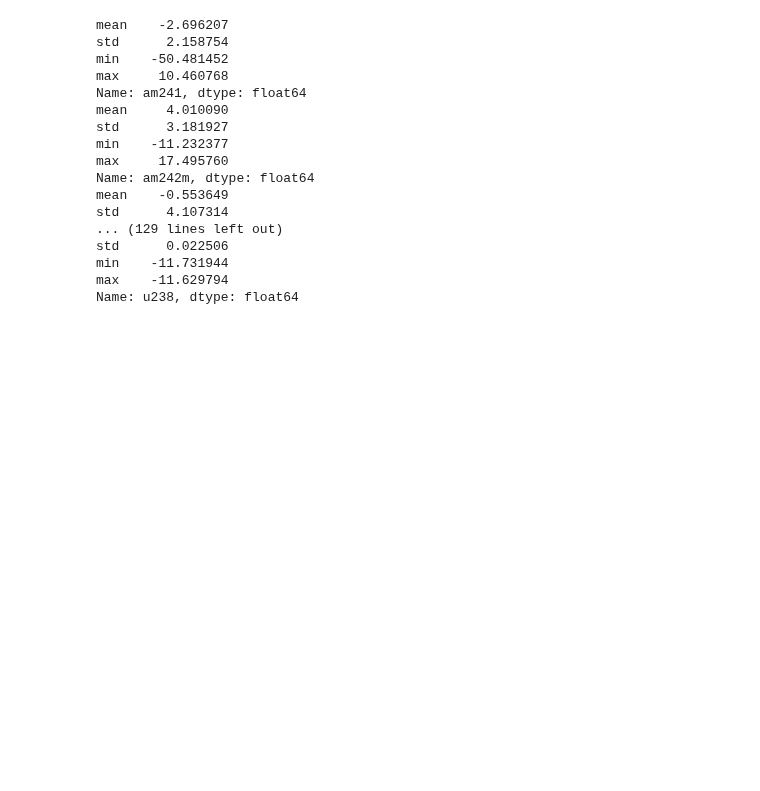
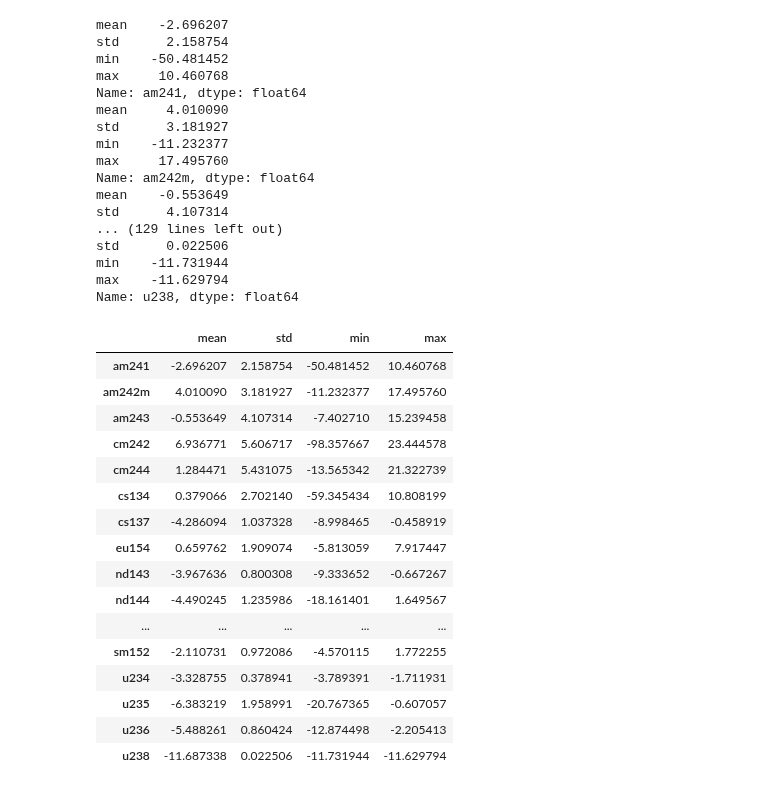
Before and after one commit to opotowsky/like-me-fuel, a Jupyter notebook: jupyter_notebooks/nuc29_trainset_results.ipynb, the cells around one changed output. Saved outputs shown, nothing was run; the diff lists cells and outputs as text; code cells hidden in the pictures; blank space fills up the shorter version.

Commit message:
describe logpdf output updates

```diff
--- a/jupyter_notebooks/nuc29_trainset_results.ipynb
+++ b/jupyter_notebooks/nuc29_trainset_results.ipynb
@@ -275,3 +275,29 @@ std      0.022506
 min    -11.731944
 max    -11.629794
 Name: u238, dtype: float64
+# %%
+arr = []
+for nuc in nuc29:
+    desc = logpdf_df[nuc].describe()
+    arr.append((desc['mean'], desc['std'], desc['min'], desc['max']))
+logpdf_nuc = pd.DataFrame(arr, index=nuc29, columns=['mean', 'std', 'min', 'max'])
+# %%
+logpdf_nuc
+# %% [output]
+|  | mean | std | min | max |
+| am241 | -2.696207 | 2.158754 | -50.481452 | 10.460768 |
+| am242m | 4.010090 | 3.181927 | -11.232377 | 17.495760 |
+| am243 | -0.553649 | 4.107314 | -7.402710 | 15.239458 |
+| cm242 | 6.936771 | 5.606717 | -98.357667 | 23.444578 |
+| cm244 | 1.284471 | 5.431075 | -13.565342 | 21.322739 |
+| cs134 | 0.379066 | 2.702140 | -59.345434 | 10.808199 |
+| cs137 | -4.286094 | 1.037328 | -8.998465 | -0.458919 |
+| eu154 | 0.659762 | 1.909074 | -5.813059 | 7.917447 |
+| nd143 | -3.967636 | 0.800308 | -9.333652 | -0.667267 |
+| nd144 | -4.490245 | 1.235986 | -18.161401 | 1.649567 |
+| ... | ... | ... | ... | ... |
+| sm152 | -2.110731 | 0.972086 | -4.570115 | 1.772255 |
+| u234 | -3.328755 | 0.378941 | -3.789391 | -1.711931 |
+| u235 | -6.383219 | 1.958991 | -20.767365 | -0.607057 |
+| u236 | -5.488261 | 0.860424 | -12.874498 | -2.205413 |
+| u238 | -11.687338 | 0.022506 | -11.731944 | -11.629794 |
```
Also changed, not shown: parts of 3 cells of this notebook.
